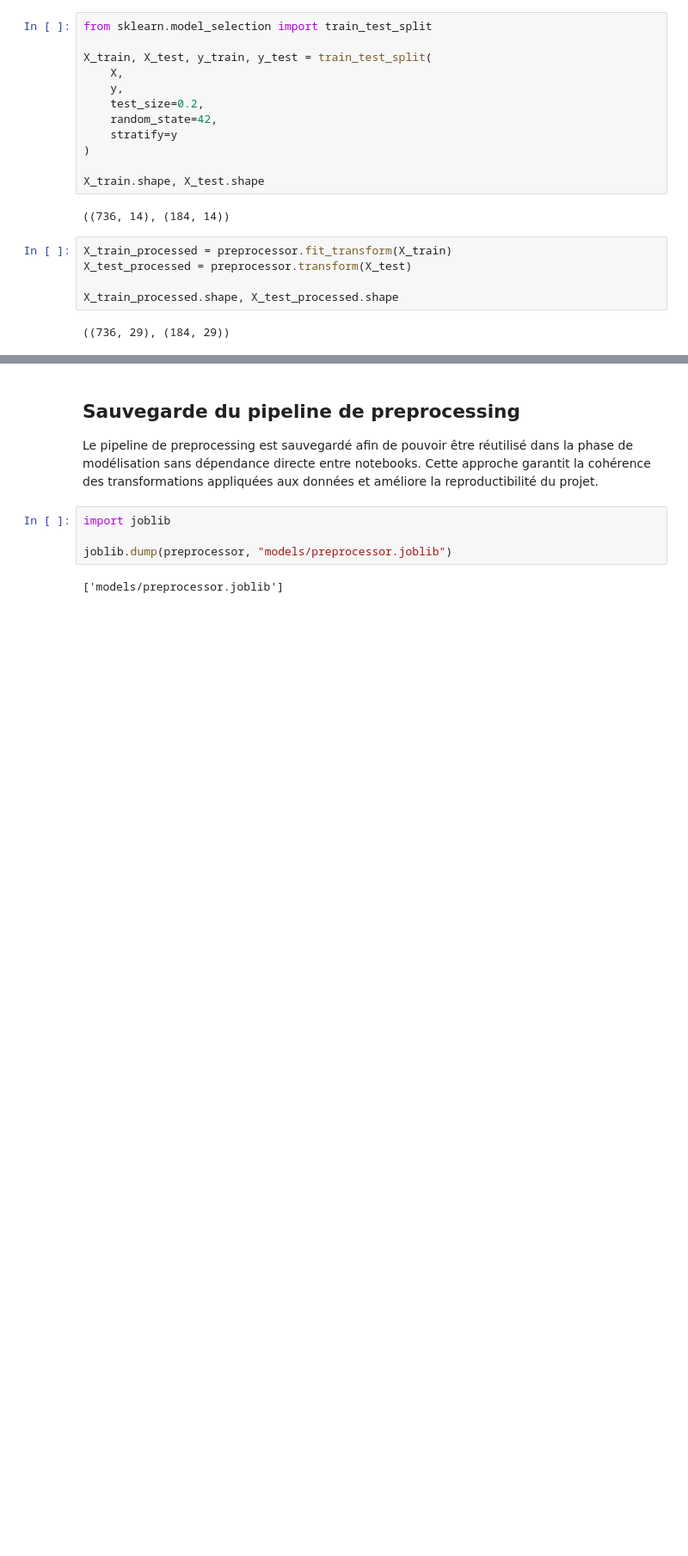
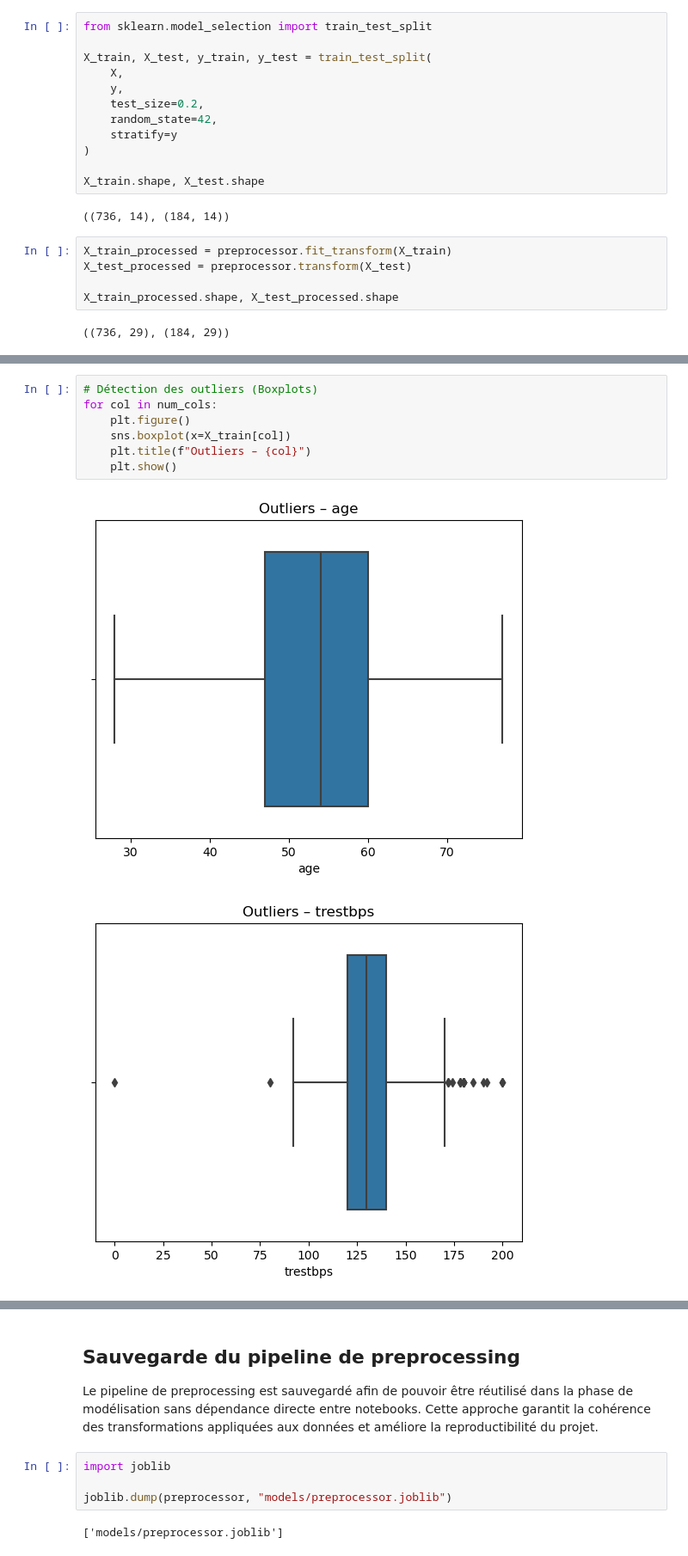
Before and after one commit to OnionQueen/Examen-Prog-Groupe8, a Jupyter notebook: Pre_processing.ipynb, the cells around one changed output, grey strips where cells are left out. Shown at 86% size. Drawn from its saved outputs; the diff is of its cells as text; blank space fills up the shorter version.

```diff
--- a/Pre_processing.ipynb
+++ b/Pre_processing.ipynb
@@ -185,0 +232,10 @@ X_train_processed.shape, X_test_processed.shape
+# %%
+# Détection des outliers (Boxplots)
+for col in num_cols:
+    plt.figure()
+    sns.boxplot(x=X_train[col])
+    plt.title(f"Outliers – {col}")
+    plt.show()
+# %% [output]
+[figure, added]
+[figure, added]
```
Also changed, not shown: parts of 15 cells of this notebook.
